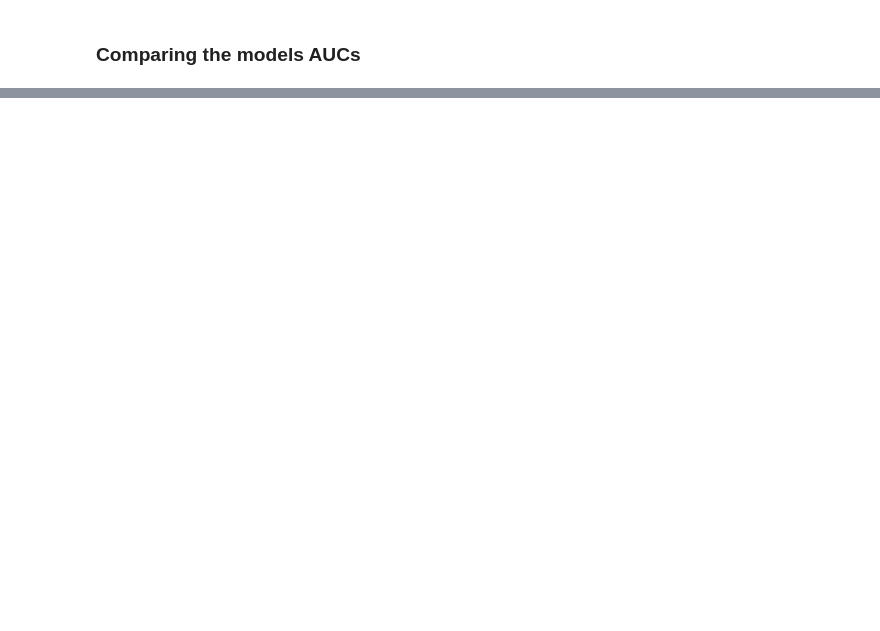
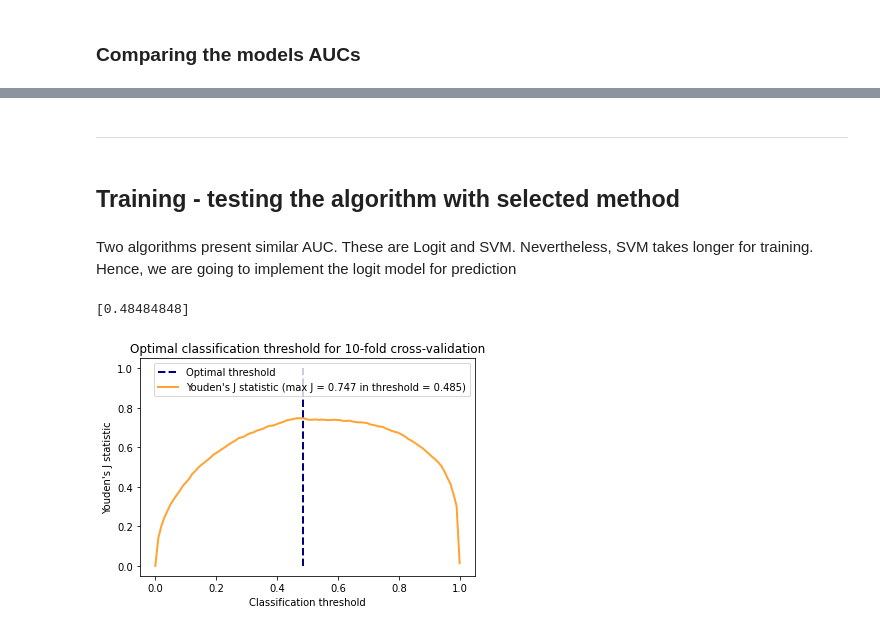
Before and after one commit to mnavarretem/ds4a_project, a Jupyter notebook: Semantic analysis.ipynb, the cells around one changed output, grey strips where cells are left out. Drawn from its saved outputs; the diff is of its cells as text; code cells hidden in the pictures; blank space fills up the shorter version.

```diff
--- a/Semantic analysis.ipynb
+++ b/Semantic analysis.ipynb
@@ -891,0 +909,70 @@ plt.show()
+# %% [markdown]
+---
+# %% [markdown]
+## Training - testing the algorithm with selected method
+# %% [markdown]
+Two algorithms present similar AUC. These are Logit and SVM. Nevertheless, SVM takes longer for training. Hence, we are going to implement the logit model for prediction
+# %%
+# determine the Youden's stat for better select the optimal threshold of classification
+
+# DEFINE FUNCTION :::::::::::::::::::::::::::::::::::::::::::::::::::::::::::::::::::::::::
+def cv_roc_youden(X, y, n_split):
+
+    cv = StratifiedKFold(n_split)
+
+    youd = []
+    aucs = []
+
+    threshold = np.linspace(0, 1, 100)
+
+    for train, test in cv.split(X, y):
+        logit = sm.Logit(y.iloc[train].astype('float64'), X.iloc[train].astype('float64'))
+        logit_res = logit.fit(disp=0)
+        probas_ = logit_res.predict(X.iloc[test])
+        # Compute ROC curve and area under the curve
+        fpr, tpr, thresholds = roc_curve(y.iloc[test], probas_)
+
+        idx = list(np.argsort(thresholds))
+        thresholds = thresholds[idx]
+        tpr = tpr[idx]
+        fpr = fpr[idx]
+
+        # interpolate values for thresholds
+        int_fpr     = np.interp(threshold, thresholds, fpr)
+        int_tpr     = np.interp(threshold, thresholds, tpr)
+        youden_idx  = int_tpr + (1 - int_fpr) - 1
+
+        #print(len(youden_idx))
+
+        youd.append(youden_idx)
+        #tprs[-1][0] = 0.0
+        #roc_auc = auc(fpr, tpr)
+        #aucs.append(roc_auc)
+
+    return youd, threshold
+
+
+# FIND THE BEST THRESHOLD :::::::::::::::::::::::::::::::::::::::::::::::::::::::::::::::::::::::::
+
+vt_youden, vt_threshold = cv_roc_youden(logit_df[['Intercept',"mean", "size", "sum", "max"]],
+                                       logit_df['sentiment'].cat.codes, 10)
+
+vt_meanYouden  = np.mean(vt_youden, axis=0)
+nm_maxYouden   = max(vt_meanYouden)
+nm_idxMax      = [idx for idx, val in enumerate(vt_meanYouden) if val == nm_maxYouden]
+nm_maxThres    = vt_threshold[nm_idxMax]
+print(nm_maxThres)
+
+plt.plot([nm_maxThres, nm_maxThres], [0, 1], color='navy', lw=line_width, linestyle='--', label='Optimal threshold');
+
+plt.plot(vt_threshold, vt_meanYouden, color= 'darkorange', lw=2, alpha=.8,
+         label=f"Youden's J statistic (max J = {nm_maxYouden:0.3f} in threshold = {nm_maxThres[0]:0.3f})");
+
+plt.xlabel('Classification threshold')
+plt.ylabel("Youden's J statistic")
+plt.legend(loc='upper right')
+plt.title('Optimal classification threshold for 10-fold cross-validation')
+plt.show()
+# %% [output]
+[0.48484848]
+[figure, added]
```
Also changed, not shown: parts of 38 cells of this notebook, 1 other file.
